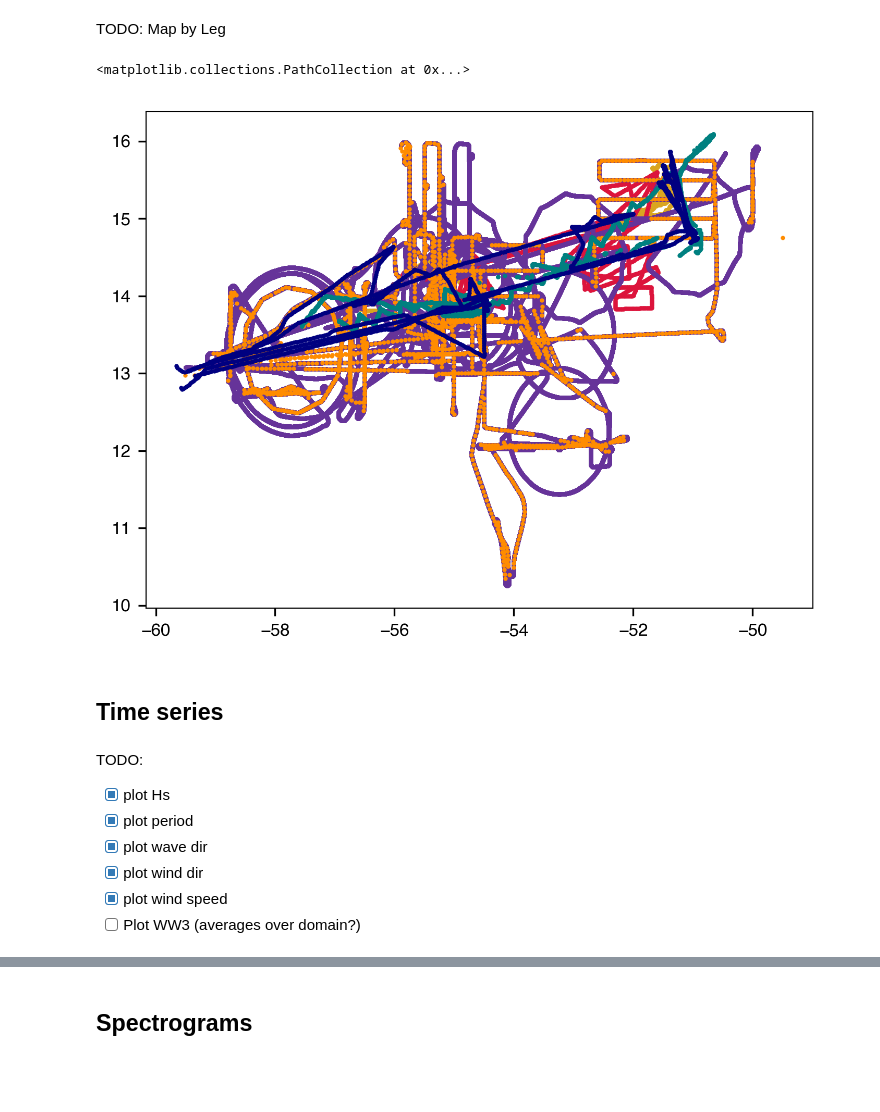
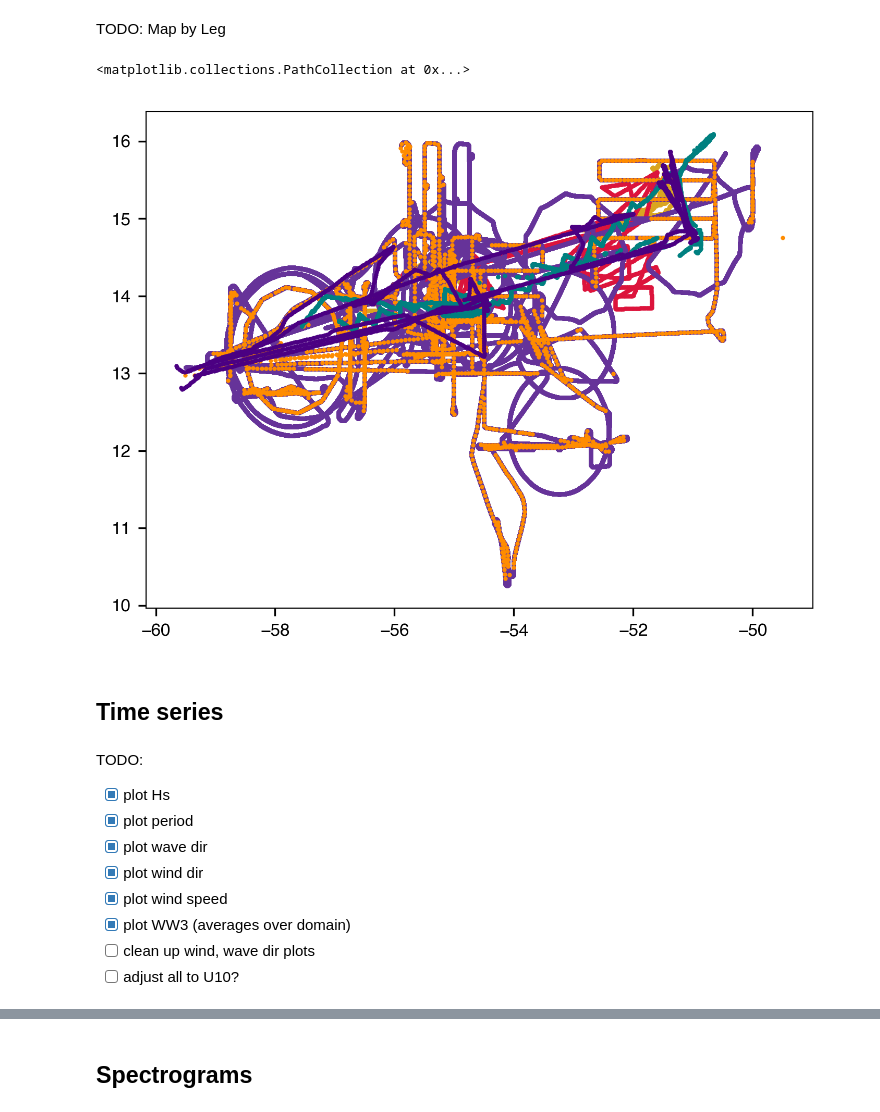
Before and after one commit to jacobrdavis/atomic-ocean-waves, a Jupyter notebook: notebooks/01_data_exploration.ipynb, the cells around one changed output, grey strips where cells are left out. Cells and saved outputs as stored; diff of their text form; code cells hidden in the pictures; blank space fills up the shorter version.

```diff
--- a/notebooks/01_data_exploration.ipynb
+++ b/notebooks/01_data_exploration.ipynb
@@ -36,6 +36,16 @@ sd_ds = xr.open_dataset('../data_processed/saildrone.nc')
 ship_10min_ds = xr.open_dataset('../data_processed/ship_10min.nc')
 riegl_ds = xr.open_dataset('../data_processed/riegl.nc')
 ww3_ds = xr.open_dataset('../data_processed/ww3.nc')
+# %%
+# TODO: move to plotting
+swift_color = 'goldenrod'
+wg_color = 'crimson'
+sd_color = 'teal'
+p3_color = 'navy'
+wsra_color = 'navy'
+riegl_color = 'indigo'  # '#5C4033'
+ship_color = 'indigo'
+ww3_color = 'silver'
 # %% [markdown]
 ## Map
 # %% [markdown]
@@ -46,42 +56,42 @@ fig, ax = plt.subplots()
 ax.scatter(
     swift_ds['lon'],
     swift_ds['lat'],
-    color='goldenrod',
+    color=swift_color,
     s=1,
 )
 ax.scatter(
     wg_ds['lon'],
     wg_ds['lat'],
-    color='crimson',
+    color=wg_color,
     s=1,
 )
 ax.scatter(
     p3_ds['lon'],
     p3_ds['lat'],
     color='rebeccapurple',
     s=1,
 )
 ax.scatter(
     wsra_ds['longitude'],
     wsra_ds['latitude'],
     color='darkorange',
     s=1,
 )
 ax.scatter(
     sd_ds['LON'],
     sd_ds['LAT'],
-    color='teal',
+    color=sd_color,
     s=1,
 )
 ax.scatter(
     ship_10min_ds['lon'],
     ship_10min_ds['lat'],
-    color='navy',
+    color=ship_color,
     s=1,
 )
 # %% [output]
 <matplotlib.collections.PathCollection at 0x...>
-[figure, old version]
+[figure, new version]
 # %% [markdown]
 ## Time series
 # %% [markdown]
@@ -91,7 +101,9 @@ TODO:
 - [x] plot wave dir
 - [x] plot wind dir
 - [x] plot wind speed
-- [ ] Plot WW3 (averages over domain?)
+- [x] plot WW3 (averages over domain)
+- [ ] clean up wind, wave dir plots
+- [ ] adjust all to U10?
 # %%
 plot_time_start = pd.Timestamp('2020-01-08T00:00', tz='utc')
 plot_time_end = pd.Timestamp('2020-02-13T00:00', tz='utc')
```
Also changed, not shown: parts of 3 cells of this notebook, 3 other files.
